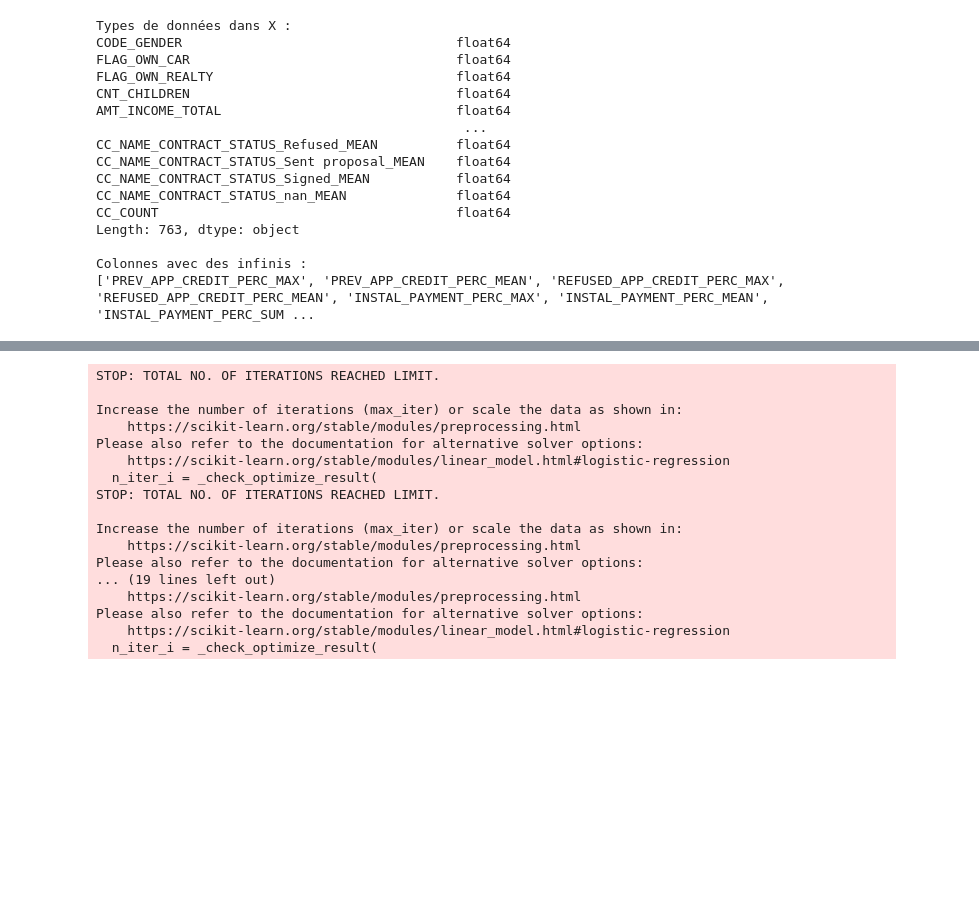
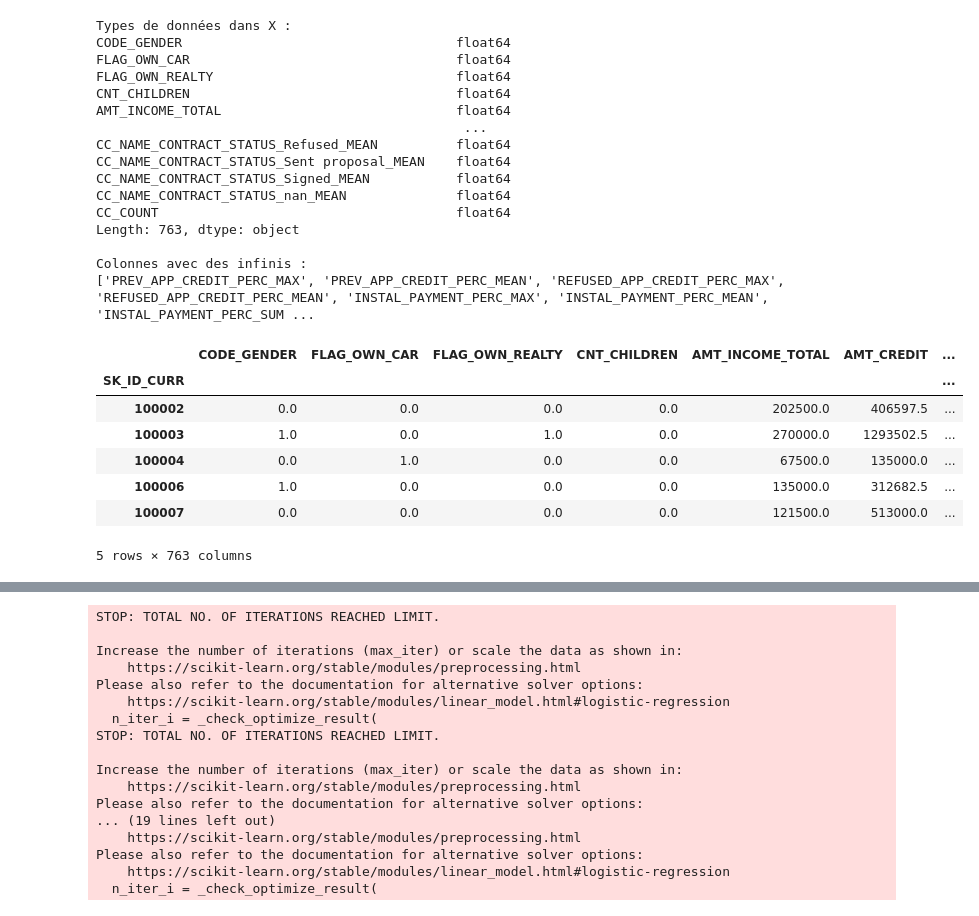
Before and after one commit to EP-portfolio/PROJET_7, a Jupyter notebook: PROJET_7.ipynb, the cells around one changed output, grey strips where cells are left out. Drawn from its saved outputs; the diff is of its cells as text; code cells hidden in the pictures; blank space fills up the shorter version.

```diff
--- a/PROJET_7.ipynb
+++ b/PROJET_7.ipynb
@@ -669,3 +730,14 @@ Colonnes avec des infinis :
 ['PREV_APP_CREDIT_PERC_MAX', 'PREV_APP_CREDIT_PERC_MEAN', 'REFUSED_APP_CREDIT_PERC_MAX', 'REFUSED_APP_CREDIT_PERC_MEAN', 'INSTAL_PAYMENT_PERC_MAX', 'INSTAL_PAYMENT_PERC_MEAN', 'INSTAL_PAYMENT_PERC_SUM ...
 # %%
 X.to_csv('DF_final_train.csv', index=True)
+# %%
+X.head()
+# %% [output]
+|  | CODE_GENDER | FLAG_OWN_CAR | FLAG_OWN_REALTY | CNT_CHILDREN | AMT_INCOME_TOTAL | AMT_CREDIT | ... |
+| SK_ID_CURR |  |  |  |  |  |  | ... |
+| 100002 | 0.0 | 0.0 | 0.0 | 0.0 | 202500.0 | 406597.5 | ... |
+| 100003 | 1.0 | 0.0 | 1.0 | 0.0 | 270000.0 | 1293502.5 | ... |
+| 100004 | 0.0 | 1.0 | 0.0 | 0.0 | 67500.0 | 135000.0 | ... |
+| 100006 | 1.0 | 0.0 | 0.0 | 0.0 | 135000.0 | 312682.5 | ... |
+| 100007 | 0.0 | 0.0 | 0.0 | 0.0 | 121500.0 | 513000.0 | ... |
+5 rows × 763 columns
```
Also changed, not shown: parts of 39 cells of this notebook, 1 other file.
